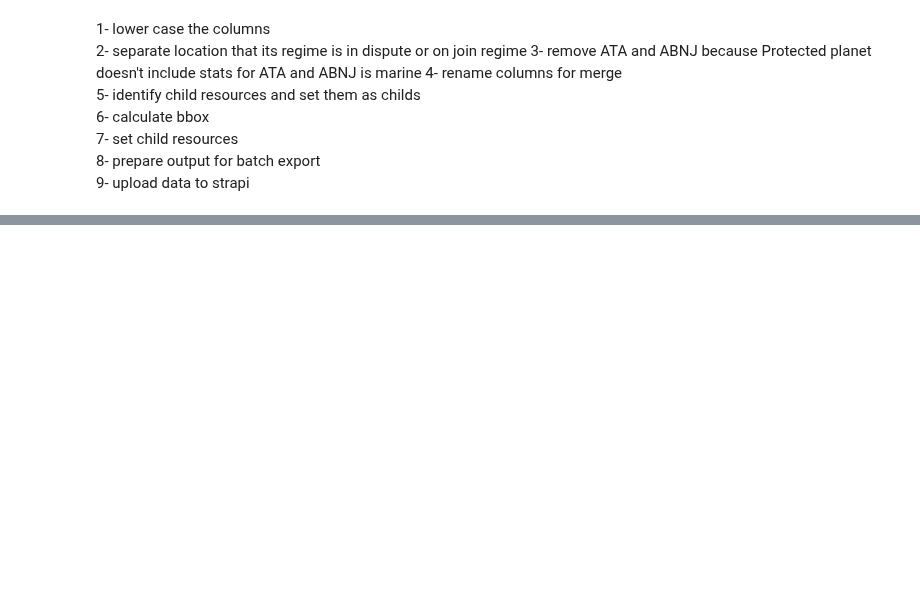
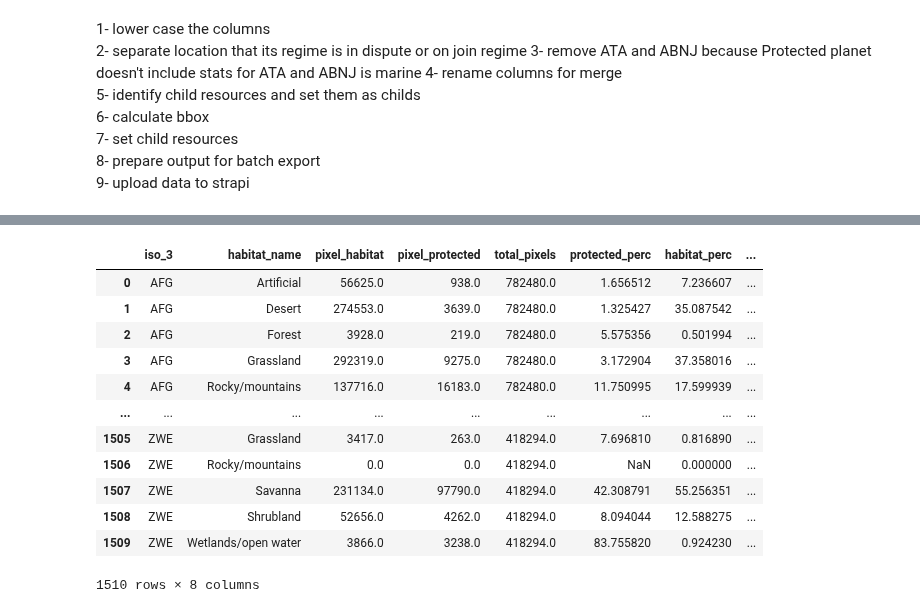
Before and after one commit to Vizzuality/skytruth-30x30, a Jupyter notebook: data/notebooks/pipes_mock/precalc_sofia.ipynb, the cells around one changed output, grey strips where cells are left out. Saved outputs shown, nothing was run; the diff lists cells and outputs as text; code cells hidden in the pictures; blank space fills up the shorter version.

```diff
--- a/data/notebooks/pipes_mock/precalc_sofia.ipynb
+++ b/data/notebooks/pipes_mock/precalc_sofia.ipynb
@@ -1822,0 +1774,7 @@ result_oecms.head(10)
+# %%
+# Remove all rows where "habitat_name" is "Other"
+habitat_ter = habitat_ter[habitat_ter['habitat_name'] != 'Other'].copy()
+
+# calculate total_area by adding up "total" per iso_3
+habitat_ter['total_pixels'] = habitat_ter.groupby('iso_3')['pixel_habitat'].transform('sum')
+habitat_ter
@@ -1822,0 +1795,12 @@ result_oecms.head(10)
+# %%
+# Assign territories to their soveraign countries
+with open(scripts_dir.joinpath('data_commons/data/dependency_to_parent.json'), 'r') as json_file:
+    dependency_to_parent = json.load(json_file)
+
+mapping = {key: value[0] for key, value in dependency_to_parent.items()}
+
+habitat_ter['iso_3'] = habitat_ter['iso_3'].map(mapping).fillna(habitat_ter['iso_3'])
+# %%
+# groupby country and habitats and sum the pixeles
+habitat_ter_grouped = habitat_ter.groupby(['iso_3', 'habitat_name']).sum().reset_index()
+habitat_ter_grouped
@@ -1822,0 +1821,5 @@ result_oecms.head(10)
+# %%
+# Calculate the percentage of protected pixels and the percentage of extent of the habitat
+habitat_ter_grouped['protected_perc'] = habitat_ter_grouped['pixel_protected']/habitat_ter_grouped['pixel_habitat']*100
+habitat_ter_grouped['habitat_perc'] = habitat_ter_grouped['pixel_habitat']/habitat_ter_grouped['total_pixels']*100
+habitat_ter_grouped
@@ -1822,0 +1840,17 @@ result_oecms.head(10)
+# %%
+# Add country's terrestrial area
+add_total_terrestrial_area(habitat_ter_grouped)
+# %% [output]
+|  | iso_3 | habitat_name | pixel_habitat | pixel_protected | total_pixels | protected_perc | habitat_perc | ... |
+| 0 | AFG | Artificial | 56625.0 | 938.0 | 782480.0 | 1.656512 | 7.236607 | ... |
+| 1 | AFG | Desert | 274553.0 | 3639.0 | 782480.0 | 1.325427 | 35.087542 | ... |
+| 2 | AFG | Forest | 3928.0 | 219.0 | 782480.0 | 5.575356 | 0.501994 | ... |
+| 3 | AFG | Grassland | 292319.0 | 9275.0 | 782480.0 | 3.172904 | 37.358016 | ... |
+| 4 | AFG | Rocky/mountains | 137716.0 | 16183.0 | 782480.0 | 11.750995 | 17.599939 | ... |
+| ... | ... | ... | ... | ... | ... | ... | ... | ... |
+| 1505 | ZWE | Grassland | 3417.0 | 263.0 | 418294.0 | 7.696810 | 0.816890 | ... |
+| 1506 | ZWE | Rocky/mountains | 0.0 | 0.0 | 418294.0 | NaN | 0.000000 | ... |
+| 1507 | ZWE | Savanna | 231134.0 | 97790.0 | 418294.0 | 42.308791 | 55.256351 | ... |
+| 1508 | ZWE | Shrubland | 52656.0 | 4262.0 | 418294.0 | 8.094044 | 12.588275 | ... |
+| 1509 | ZWE | Wetlands/open water | 3866.0 | 3238.0 | 418294.0 | 83.755820 | 0.924230 | ... |
+1510 rows × 8 columns
```
Also changed, not shown: parts of 90 cells of this notebook, 4 other files.
